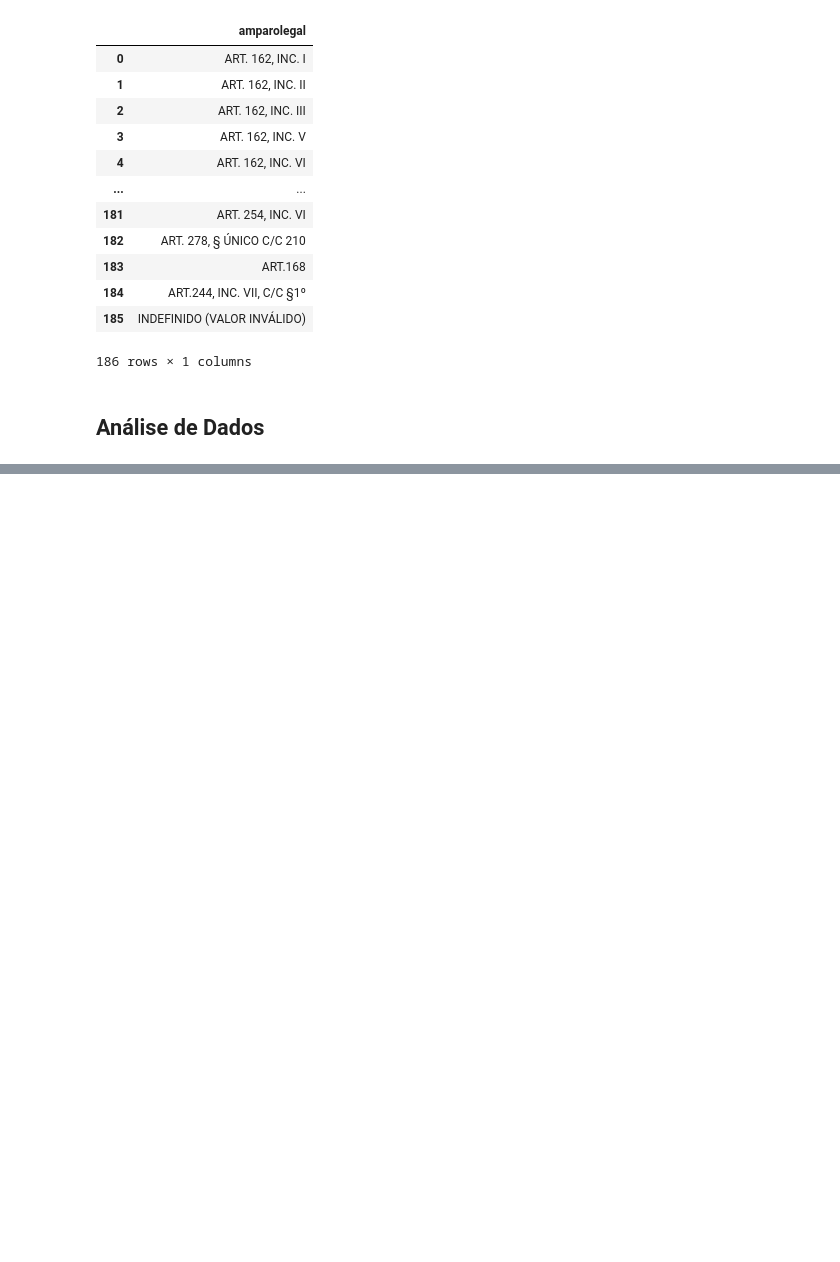
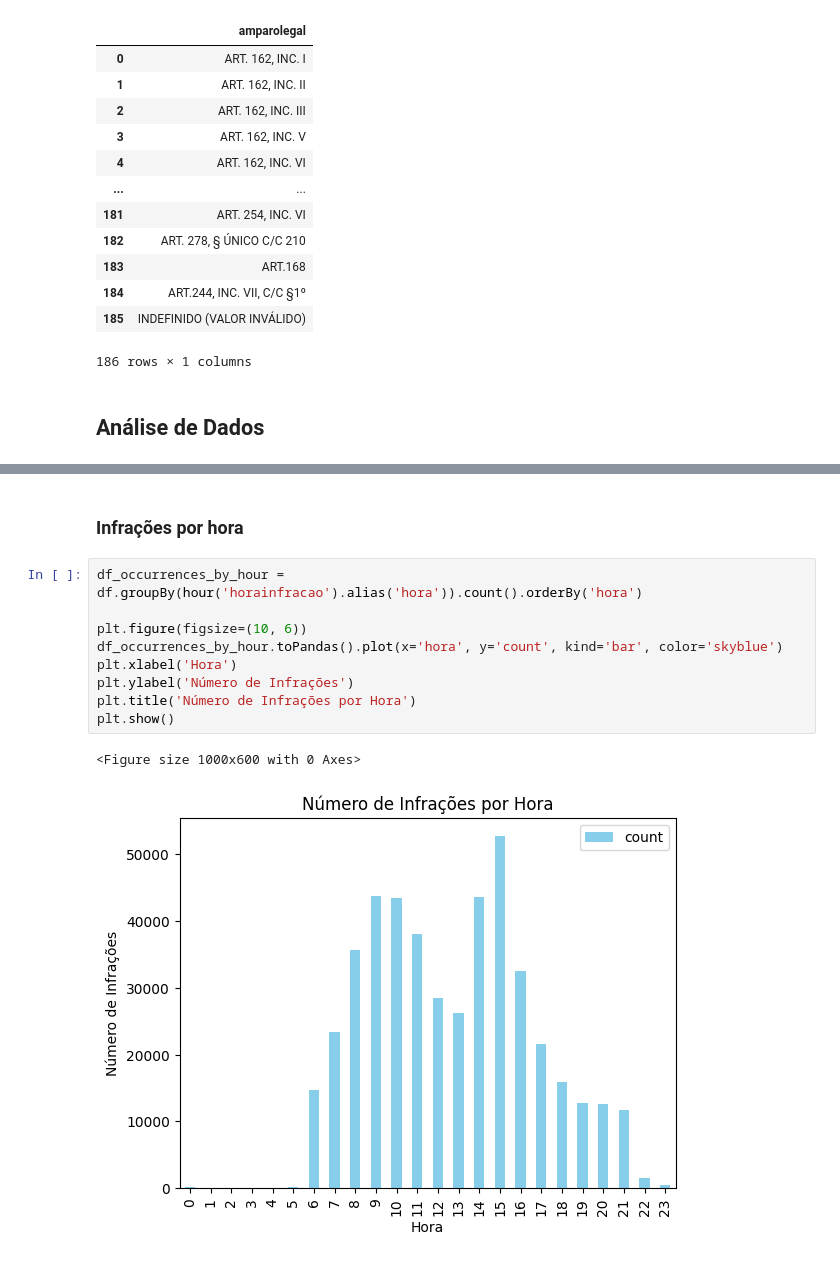
Before and after one commit to Barros313/Big-Data-1---Senac-TADS028, a Jupyter notebook: pyspark/infracoes_pyspark.ipynb, the cells around one changed output, grey strips where cells are left out. Drawn from its saved outputs; the diff is of its cells as text; blank space fills up the shorter version.

```diff
--- a/pyspark/infracoes_pyspark.ipynb
+++ b/pyspark/infracoes_pyspark.ipynb
@@ -219,0 +270,14 @@ df.select('amparolegal').distinct().orderBy('amparolegal').toPandas()
+# %% [markdown]
+### Infrações por hora
+# %%
+df_occurrences_by_hour = df.groupBy(hour('horainfracao').alias('hora')).count().orderBy('hora')
+
+plt.figure(figsize=(10, 6))
+df_occurrences_by_hour.toPandas().plot(x='hora', y='count', kind='bar', color='skyblue')
+plt.xlabel('Hora')
+plt.ylabel('Número de Infrações')
+plt.title('Número de Infrações por Hora')
+plt.show()
+# %% [output]
+<Figure size 1000x600 with 0 Axes>
+[figure, added]
```
Also changed, not shown: parts of 11 cells of this notebook.
